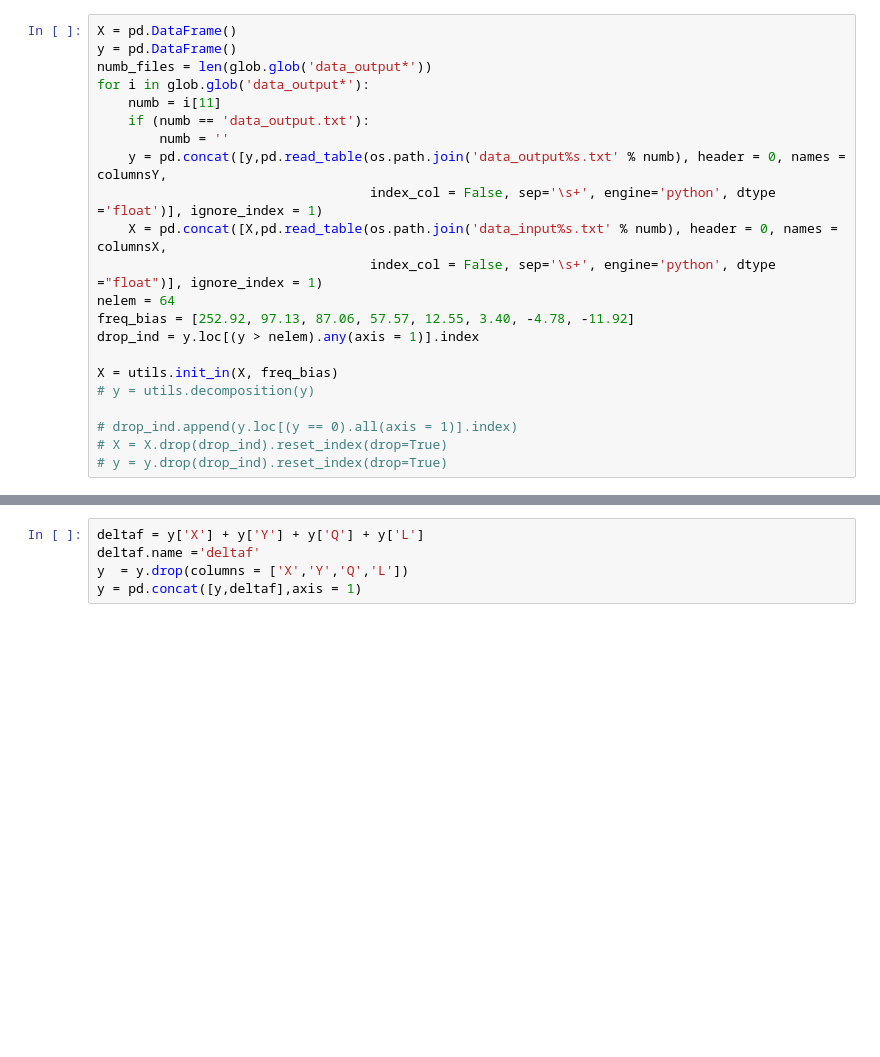
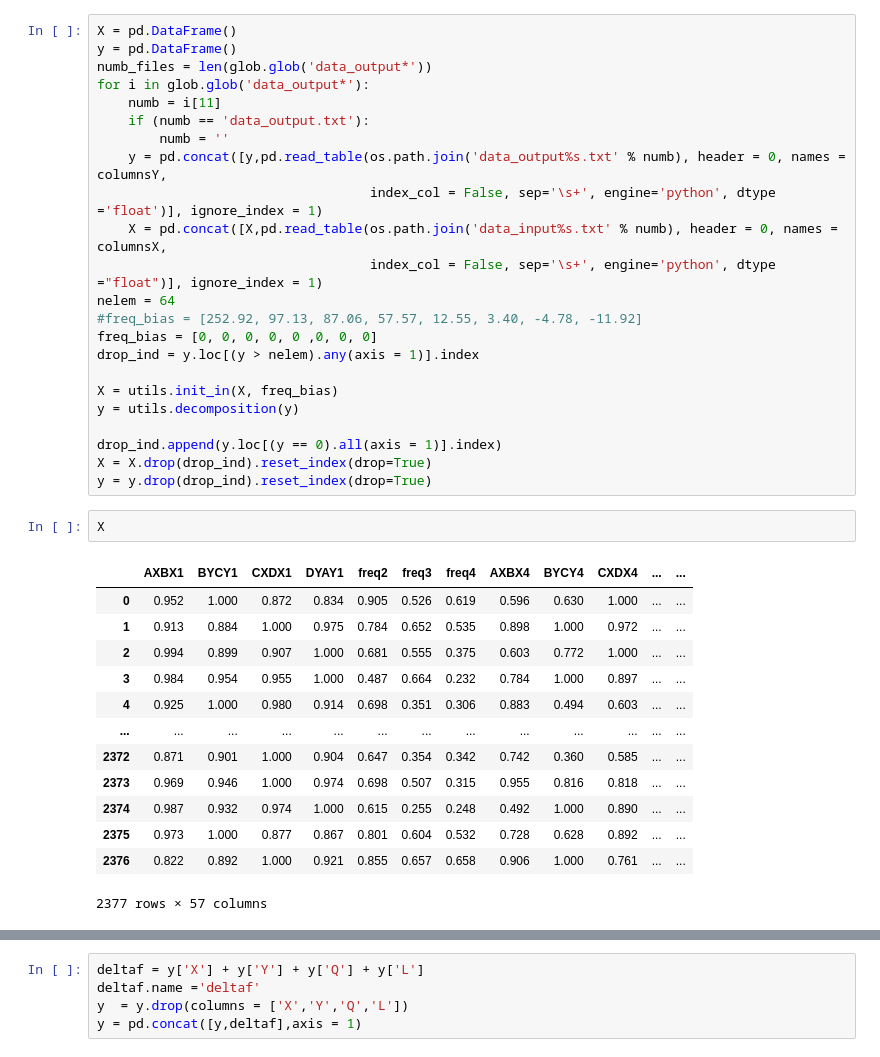
Before and after one commit to maks-tabu/dus_mm, a Jupyter notebook: dus_ml.ipynb, the cells around one changed output, grey strips where cells are left out. Drawn from its saved outputs; the diff is of its cells as text; blank space fills up the shorter version.

```diff
--- a/dus_ml.ipynb
+++ b/dus_ml.ipynb
@@ -64,12 +38,29 @@ for i in glob.glob('data_output*'):
     X = pd.concat([X,pd.read_table(os.path.join('data_input%s.txt' % numb), header = 0, names = columnsX,
                                    index_col = False, sep='\s+', engine='python', dtype ="float")], ignore_index = 1)
 nelem = 64
-freq_bias = [252.92, 97.13, 87.06, 57.57, 12.55, 3.40, -4.78, -11.92]
+#freq_bias = [252.92, 97.13, 87.06, 57.57, 12.55, 3.40, -4.78, -11.92]
+freq_bias = [0, 0, 0, 0, 0 ,0, 0, 0]
 drop_ind = y.loc[(y > nelem).any(axis = 1)].index
 
 X = utils.init_in(X, freq_bias)
-# y = utils.decomposition(y)
+y = utils.decomposition(y)
 
-# drop_ind.append(y.loc[(y == 0).all(axis = 1)].index)
-# X = X.drop(drop_ind).reset_index(drop=True)
-# y = y.drop(drop_ind).reset_index(drop=True)
+drop_ind.append(y.loc[(y == 0).all(axis = 1)].index)
+X = X.drop(drop_ind).reset_index(drop=True)
+y = y.drop(drop_ind).reset_index(drop=True)
+# %%
+X
+# %% [output]
+|  | AXBX1 | BYCY1 | CXDX1 | DYAY1 | freq2 | freq3 | freq4 | AXBX4 | BYCY4 | CXDX4 | ... | ... |
+| 0 | 0.952 | 1.000 | 0.872 | 0.834 | 0.905 | 0.526 | 0.619 | 0.596 | 0.630 | 1.000 | ... | ... |
+| 1 | 0.913 | 0.884 | 1.000 | 0.975 | 0.784 | 0.652 | 0.535 | 0.898 | 1.000 | 0.972 | ... | ... |
+| 2 | 0.994 | 0.899 | 0.907 | 1.000 | 0.681 | 0.555 | 0.375 | 0.603 | 0.772 | 1.000 | ... | ... |
+| 3 | 0.984 | 0.954 | 0.955 | 1.000 | 0.487 | 0.664 | 0.232 | 0.784 | 1.000 | 0.897 | ... | ... |
+| 4 | 0.925 | 1.000 | 0.980 | 0.914 | 0.698 | 0.351 | 0.306 | 0.883 | 0.494 | 0.603 | ... | ... |
+| ... | ... | ... | ... | ... | ... | ... | ... | ... | ... | ... | ... | ... |
+| 2372 | 0.871 | 0.901 | 1.000 | 0.904 | 0.647 | 0.354 | 0.342 | 0.742 | 0.360 | 0.585 | ... | ... |
+| 2373 | 0.969 | 0.946 | 1.000 | 0.974 | 0.698 | 0.507 | 0.315 | 0.955 | 0.816 | 0.818 | ... | ... |
+| 2374 | 0.987 | 0.932 | 0.974 | 1.000 | 0.615 | 0.255 | 0.248 | 0.492 | 1.000 | 0.890 | ... | ... |
+| 2375 | 0.973 | 1.000 | 0.877 | 0.867 | 0.801 | 0.604 | 0.532 | 0.728 | 0.628 | 0.892 | ... | ... |
+| 2376 | 0.822 | 0.892 | 1.000 | 0.921 | 0.855 | 0.657 | 0.658 | 0.906 | 1.000 | 0.761 | ... | ... |
+2377 rows × 57 columns
```
Also changed, not shown: parts of 26 cells of this notebook, 7 other files.
